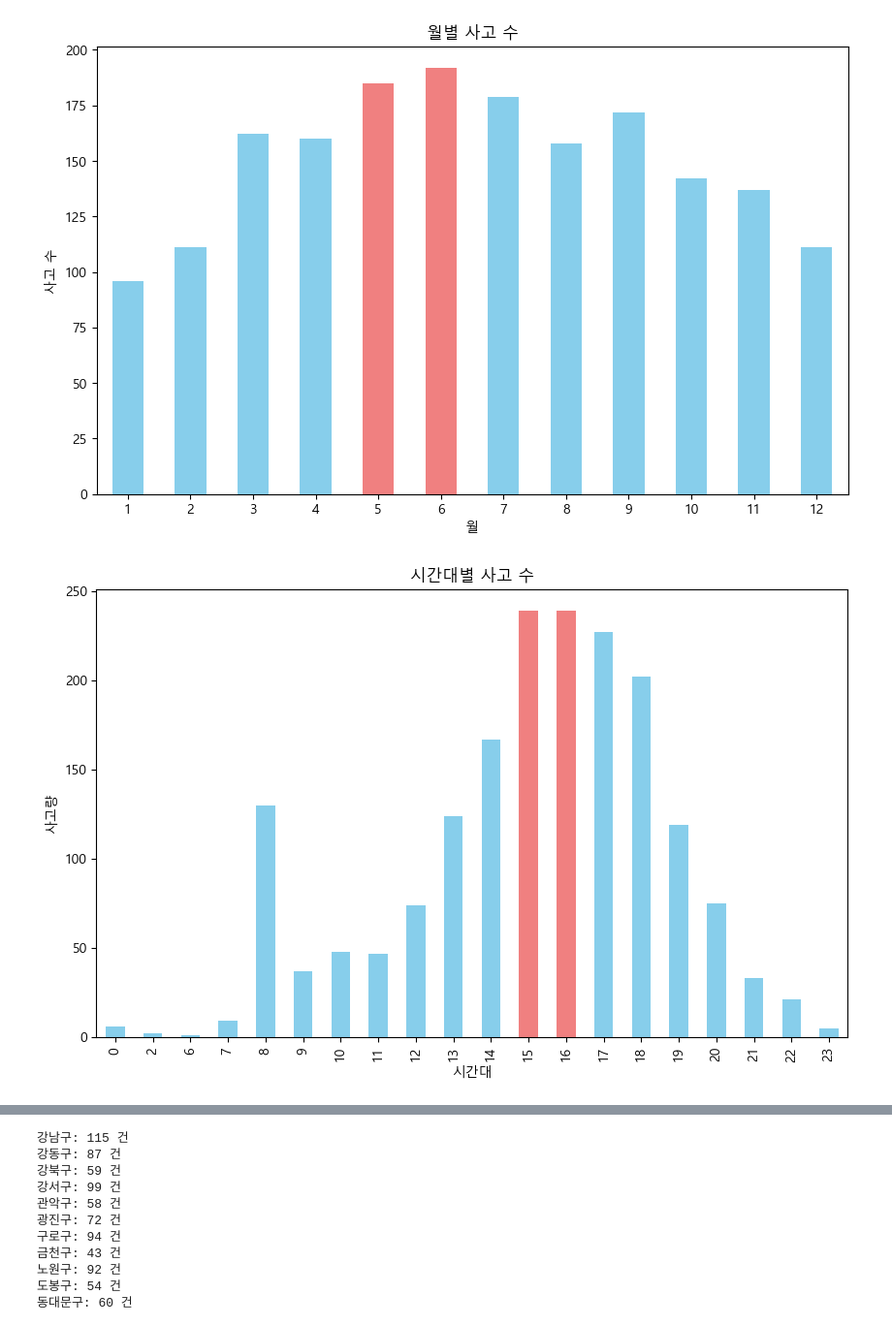
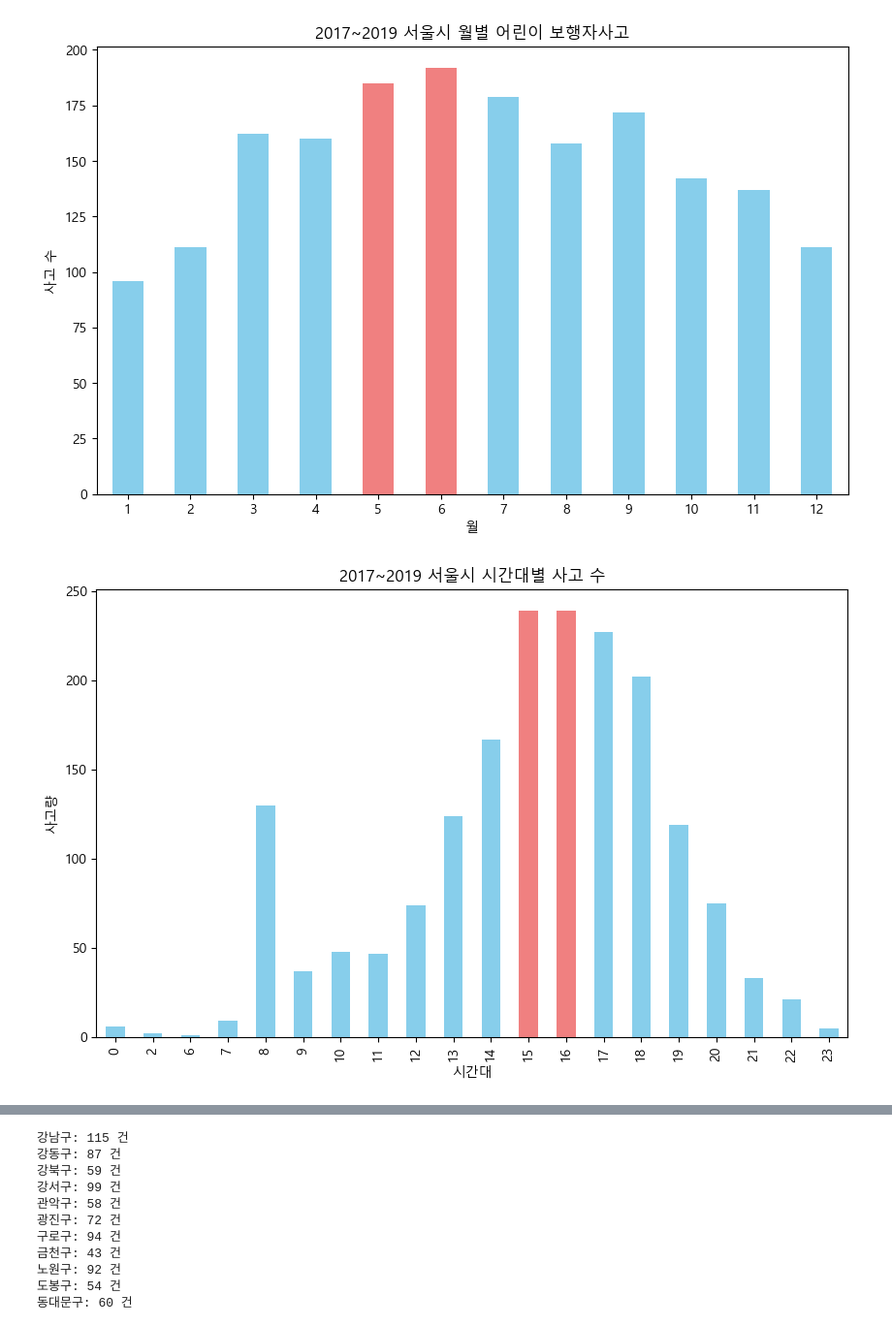
Before and after one commit to ssasdfccaf/Weather-and-traffic-accidents, a Jupyter notebook: 동옥/서울시 어린이 교통사고/child.ipynb, the cells around one changed output, grey strips where cells are left out. Shown at 97% size. Saved outputs shown, nothing was run; the diff lists cells and outputs as text; code cells hidden in the pictures.

```diff
--- a/동옥/서울시 어린이 교통사고/child.ipynb
+++ b/동옥/서울시 어린이 교통사고/child.ipynb
@@ -6,35 +6,35 @@ import matplotlib.pyplot as plt
 from matplotlib import font_manager, rc
 
 # 한글 폰트 설정
 font_path = "C:/Windows/Fonts/malgun.ttf"  # 한글 폰트 경로 (Windows 기준)
 font_name = font_manager.FontProperties(fname=font_path).get_name()
 rc('font', family=font_name)
 
 # CSV 파일 경로
 file_path = '2017~2019 서울시 어린이 보행자사고.csv'
 
 # CSV 파일 읽기 (encoding 지정)
 df = pd.read_csv(file_path, delimiter=',', encoding='cp949')
 
 # '사고일시' 컬럼을 datetime 형식으로 변환
 df['사고일시'] = pd.to_datetime(df['사고일시'], format='%Y년 %m월 %d일 %H시')
 
 # '월' 컬럼 추가
 df['월'] = df['사고일시'].dt.month
 
 # 월별 사고 수 계산
 monthly_accidents = df.groupby('월').size()
 
 # 막대 그래프 그리기
 plt.figure(figsize=(10, 6))
 monthly_accidents.plot(kind='bar', color=['skyblue','skyblue','skyblue','skyblue','lightcoral','lightcoral','skyblue','skyblue','skyblue','skyblue','skyblue','skyblue'])
-plt.title('월별 사고 수')
+plt.title('2017~2019 서울시 월별 어린이 보행자사고')
 plt.xlabel('월')
 plt.ylabel('사고 수')
 plt.xticks(rotation=0)
 plt.show()
 # %% [output]
-[figure, old version]
+[figure, new version]
 # %%
 # '사고일시' 컬럼을 datetime 형식으로 변환
 df['사고일시'] = pd.to_datetime(df['사고일시'], format='%Y년 %m월 %d일 %H시')
@@ -49,12 +49,12 @@ df['시간대'] = df['사고일시'].dt.hour
 plt.figure(figsize=(10, 6))
 시간대별_사고수.plot(kind='bar', color=['skyblue','skyblue','skyblue','skyblue','skyblue','skyblue','skyblue','skyblue','skyblue','skyblue','skyblue','lightcoral',
                                  'lightcoral','skyblue','skyblue','skyblue','skyblue','skyblue','skyblue','skyblue','skyblue','skyblue','skyblue','skyblue'])
-plt.title('시간대별 사고 수')
+plt.title('2017~2019 서울시 시간대별 사고 수')
 plt.xlabel('시간대')
 plt.ylabel('사고량')
 plt.show()
 # %% [output]
-[figure, old version]
+[figure, new version]
 # %%
 # '사고일시' 컬럼을 datetime 형식으로 변환
 df['사고일시'] = pd.to_datetime(df['사고일시'], format='%Y년 %m월 %d일 %H시')
```
Also changed, not shown: parts of 13 cells of this notebook, 26 other files.
